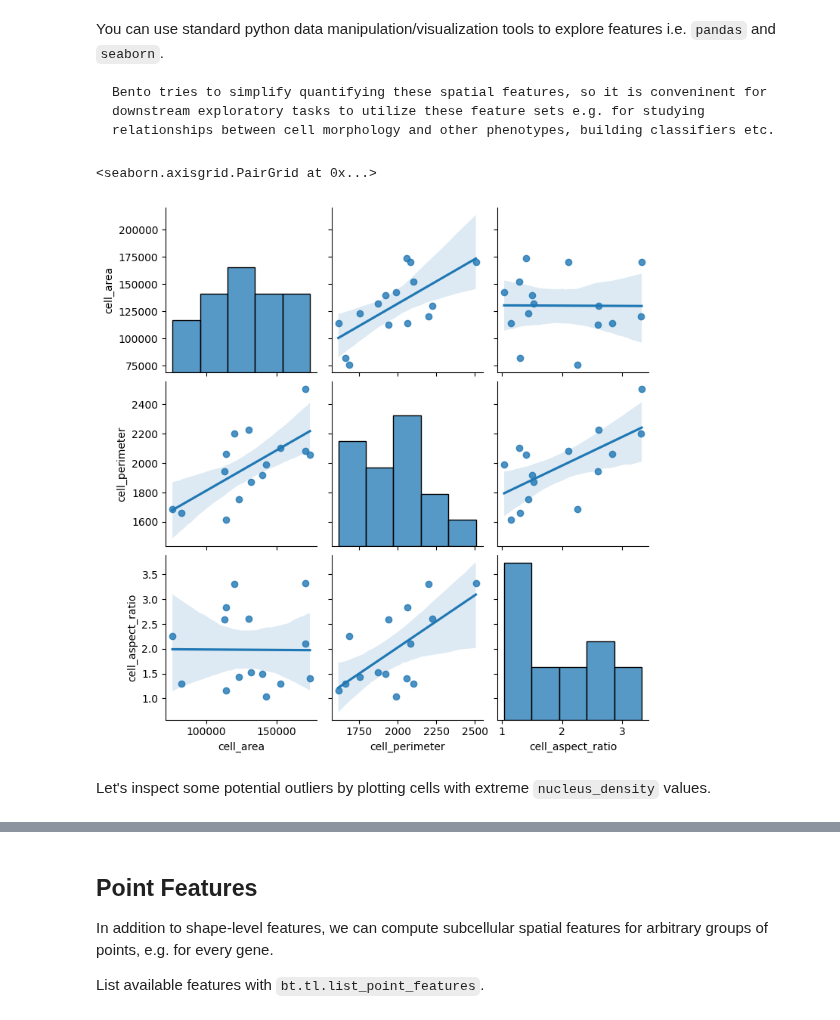
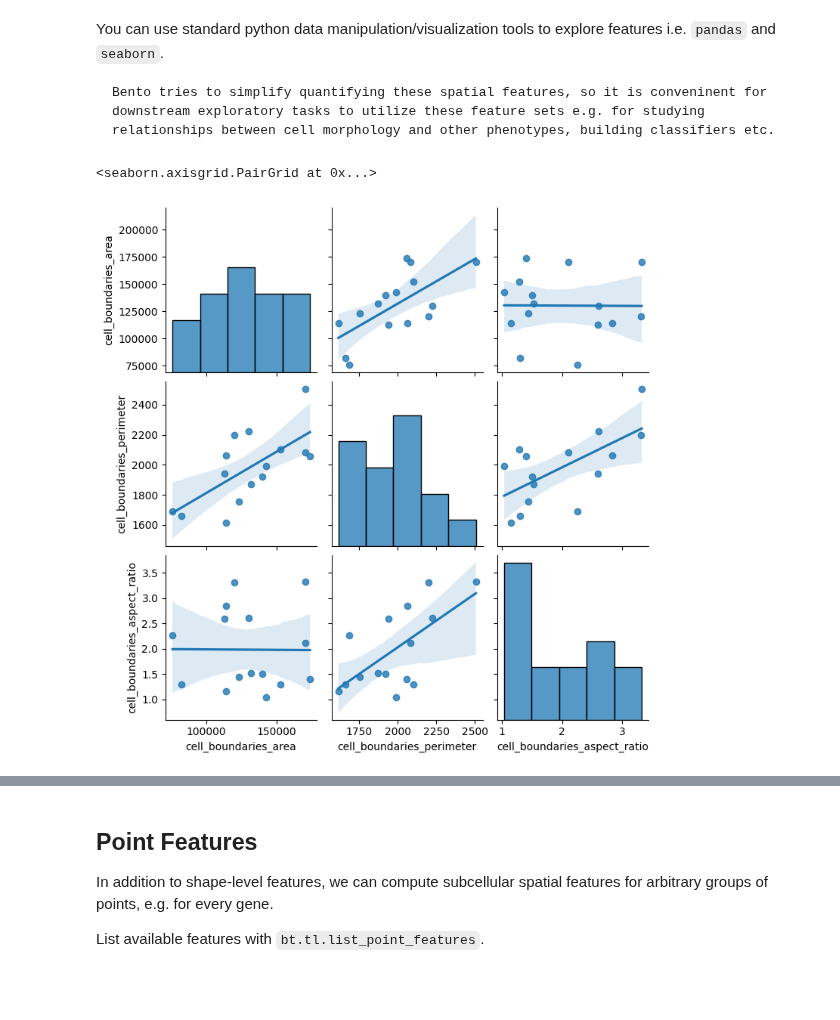
Before and after one commit to ckmah/bento-tools, a Jupyter notebook: docs/source/tutorial_gallery/Spatial_Features.ipynb, the cells around one changed output, grey strips where cells are left out. Cells and saved outputs as stored; diff of their text form; code cells hidden in the pictures; blank space fills up the shorter version.

````diff
--- a/docs/source/tutorial_gallery/Spatial_Features.ipynb
+++ b/docs/source/tutorial_gallery/Spatial_Features.ipynb
@@ -19,4 +13,4 @@ OMP: Info #276: omp_set_nested routine deprecated, please use omp_set_max_active
 # %% [markdown]
 ## Load Data
 # %%
-adata = bt.ds.sample_data()
+sdata = bt.ds.sample_data()
@@ -105,11 +85,15 @@ Bento tries to simplify quantifying these spatial features, so it is conveninent
 ```
 # %%
 sns.pairplot(
-    data=adata.obs[["cell_area", "cell_perimeter", "cell_aspect_ratio"]],
+    data=sdata["cell_boundaries"][
+        [
+            "cell_boundaries_area",
+            "cell_boundaries_perimeter",
+            "cell_boundaries_aspect_ratio",
+        ]
+    ],
     kind="reg",
 )
 # %% [output]
 <seaborn.axisgrid.PairGrid at 0x...>
-[figure, old version]
+[figure, new version]
-# %% [markdown]
-Let's inspect some potential outliers by plotting cells with extreme `nucleus_density` values.
````
Also changed, not shown: parts of 27 cells of this notebook, 8 other files.
